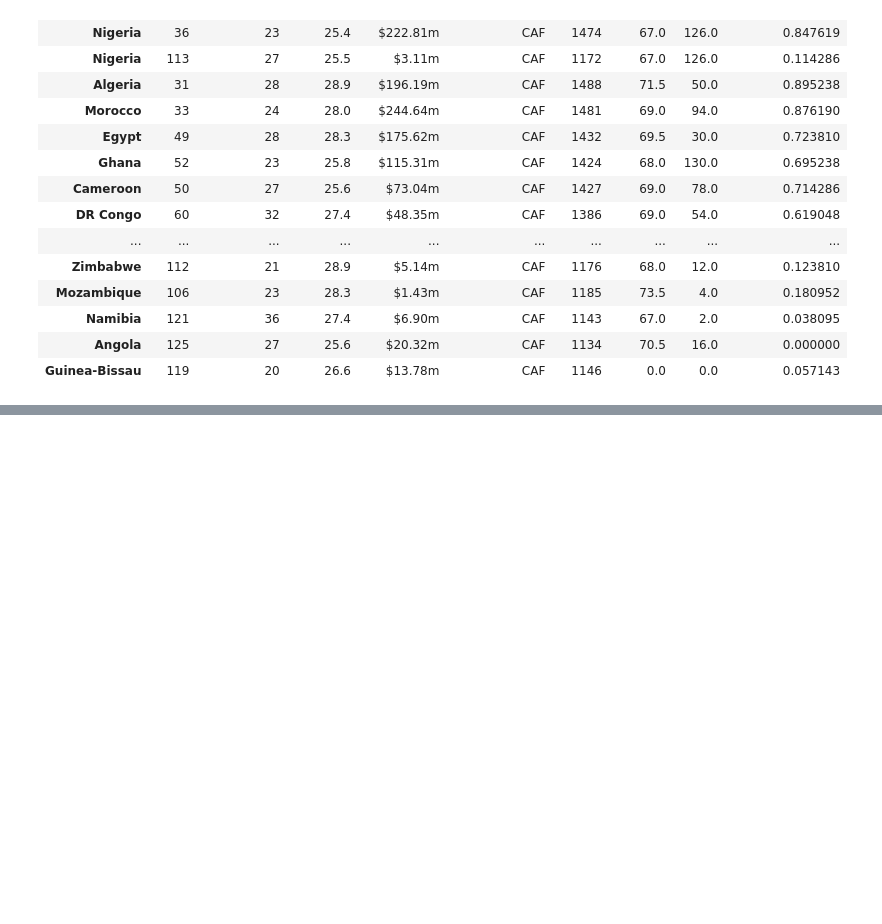
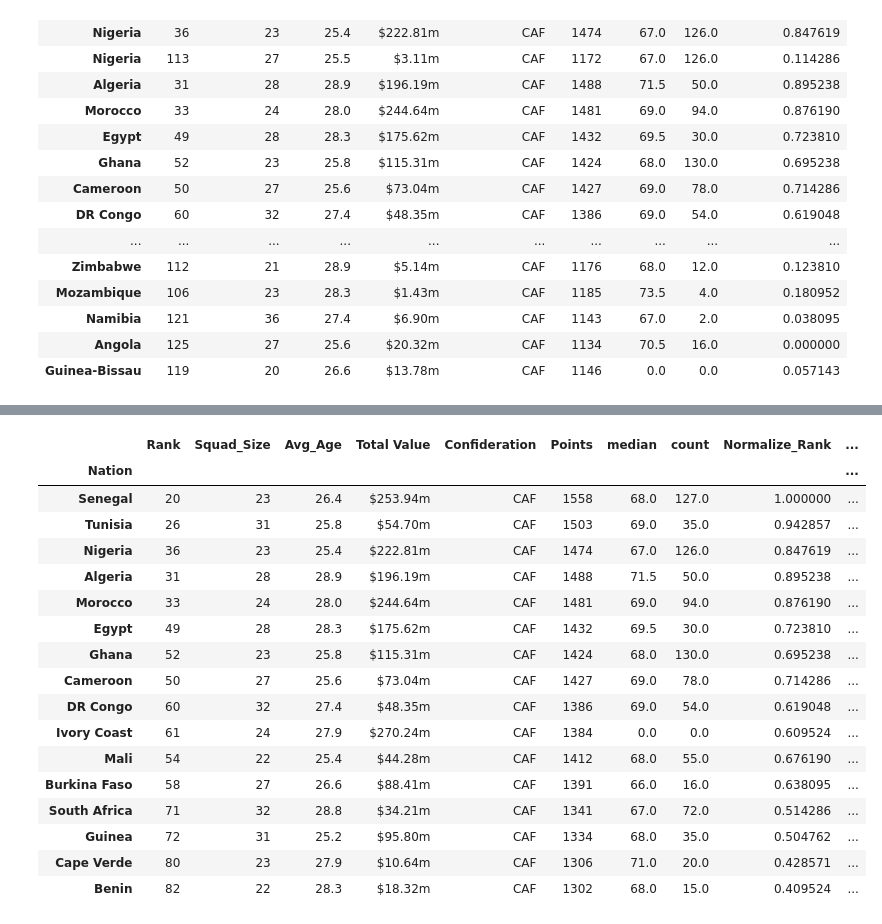
Before and after one commit to rajat3Illinois/2021_Spring_finals, a Jupyter notebook: WorldCupTeamPredictor.ipynb, the cells around one changed output, grey strips where cells are left out. Cells and saved outputs as stored; diff of their text form; code cells hidden in the pictures; blank space fills up the shorter version.

```diff
--- a/WorldCupTeamPredictor.ipynb
+++ b/WorldCupTeamPredictor.ipynb
@@ -211,0 +235,22 @@ team_player_details
+# %%
+fetched_team = team_player_details[team_player_details['Normalize_Rank'].gt(0.4)]
+fetched_team
+# %% [output]
+|  | Rank | Squad_Size | Avg_Age | Total Value | Confideration | Points | median | count | Normalize_Rank | ... |
+| Nation |  |  |  |  |  |  |  |  |  | ... |
+| Senegal | 20 | 23 | 26.4 | $253.94m | CAF | 1558 | 68.0 | 127.0 | 1.000000 | ... |
+| Tunisia | 26 | 31 | 25.8 | $54.70m | CAF | 1503 | 69.0 | 35.0 | 0.942857 | ... |
+| Nigeria | 36 | 23 | 25.4 | $222.81m | CAF | 1474 | 67.0 | 126.0 | 0.847619 | ... |
+| Algeria | 31 | 28 | 28.9 | $196.19m | CAF | 1488 | 71.5 | 50.0 | 0.895238 | ... |
+| Morocco | 33 | 24 | 28.0 | $244.64m | CAF | 1481 | 69.0 | 94.0 | 0.876190 | ... |
+| Egypt | 49 | 28 | 28.3 | $175.62m | CAF | 1432 | 69.5 | 30.0 | 0.723810 | ... |
+| Ghana | 52 | 23 | 25.8 | $115.31m | CAF | 1424 | 68.0 | 130.0 | 0.695238 | ... |
+| Cameroon | 50 | 27 | 25.6 | $73.04m | CAF | 1427 | 69.0 | 78.0 | 0.714286 | ... |
+| DR Congo | 60 | 32 | 27.4 | $48.35m | CAF | 1386 | 69.0 | 54.0 | 0.619048 | ... |
+| Ivory Coast | 61 | 24 | 27.9 | $270.24m | CAF | 1384 | 0.0 | 0.0 | 0.609524 | ... |
+| Mali | 54 | 22 | 25.4 | $44.28m | CAF | 1412 | 68.0 | 55.0 | 0.676190 | ... |
+| Burkina Faso | 58 | 27 | 26.6 | $88.41m | CAF | 1391 | 66.0 | 16.0 | 0.638095 | ... |
+| South Africa | 71 | 32 | 28.8 | $34.21m | CAF | 1341 | 67.0 | 72.0 | 0.514286 | ... |
+| Guinea | 72 | 31 | 25.2 | $95.80m | CAF | 1334 | 68.0 | 35.0 | 0.504762 | ... |
+| Cape Verde | 80 | 23 | 27.9 | $10.64m | CAF | 1306 | 71.0 | 20.0 | 0.428571 | ... |
+| Benin | 82 | 22 | 28.3 | $18.32m | CAF | 1302 | 68.0 | 15.0 | 0.409524 | ... |
```
Also changed, not shown: parts of 2 cells of this notebook, 1 other file.
